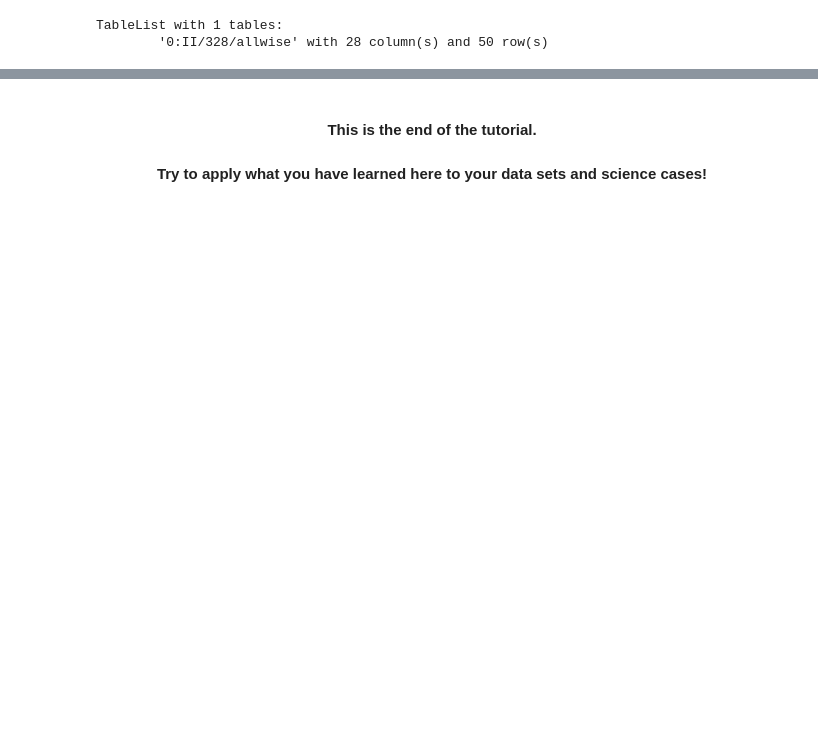
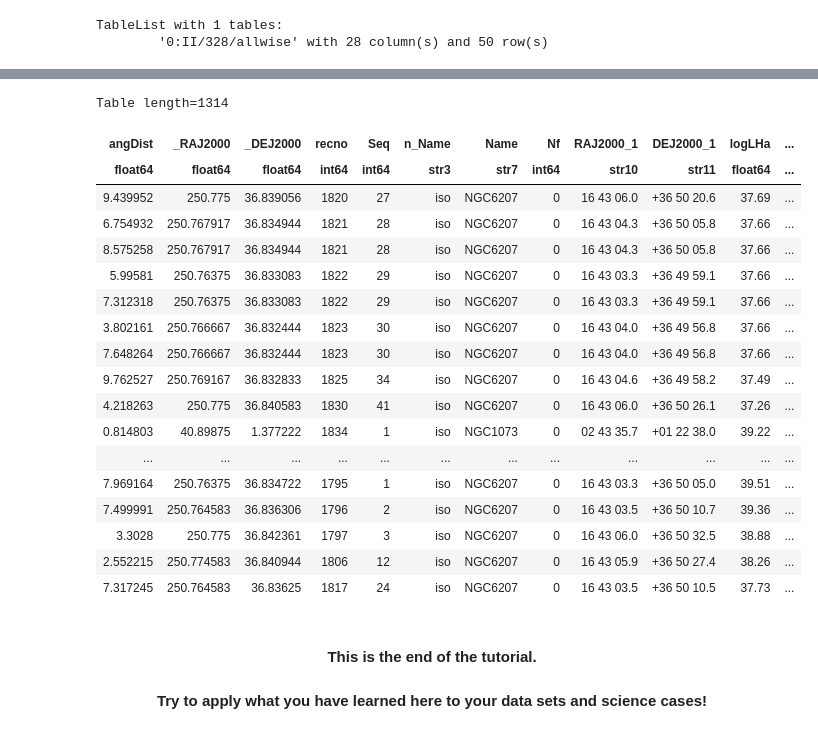
Before and after one commit to cds-astro/tutorials, a Jupyter notebook: Notebooks/1_Intro_to_CDS_services_in_notebooks.ipynb, the cells around one changed output, grey strips where cells are left out. Drawn from its saved outputs; the diff is of its cells as text; code cells hidden in the pictures; blank space fills up the shorter version.

```diff
--- a/Notebooks/1_Intro_to_CDS_services_in_notebooks.ipynb
+++ b/Notebooks/1_Intro_to_CDS_services_in_notebooks.ipynb
@@ -331,5 +337,5 @@ xmatch_zbf_wise = XMatch.query(
     colRA2="RAJ2000",
     colDec2="DEJ2000",
 )
-xmatch_zbf_wise.show_in_notebook()
+xmatch_zbf_wise
 # %% [output]
@@ -337,3 +342,22 @@ xmatch_zbf_wise.show_in_notebook()
+Table length=1314
+| angDist | _RAJ2000 | _DEJ2000 | recno | Seq | n_Name | Name | Nf | RAJ2000_1 | DEJ2000_1 | logLHa | ... |
+| float64 | float64 | float64 | int64 | int64 | str3 | str7 | int64 | str10 | str11 | float64 | ... |
+| 9.439952 | 250.775 | 36.839056 | 1820 | 27 | iso | NGC6207 | 0 | 16 43 06.0 | +36 50 20.6 | 37.69 | ... |
+| 6.754932 | 250.767917 | 36.834944 | 1821 | 28 | iso | NGC6207 | 0 | 16 43 04.3 | +36 50 05.8 | 37.66 | ... |
+| 8.575258 | 250.767917 | 36.834944 | 1821 | 28 | iso | NGC6207 | 0 | 16 43 04.3 | +36 50 05.8 | 37.66 | ... |
+| 5.99581 | 250.76375 | 36.833083 | 1822 | 29 | iso | NGC6207 | 0 | 16 43 03.3 | +36 49 59.1 | 37.66 | ... |
+| 7.312318 | 250.76375 | 36.833083 | 1822 | 29 | iso | NGC6207 | 0 | 16 43 03.3 | +36 49 59.1 | 37.66 | ... |
+| 3.802161 | 250.766667 | 36.832444 | 1823 | 30 | iso | NGC6207 | 0 | 16 43 04.0 | +36 49 56.8 | 37.66 | ... |
+| 7.648264 | 250.766667 | 36.832444 | 1823 | 30 | iso | NGC6207 | 0 | 16 43 04.0 | +36 49 56.8 | 37.66 | ... |
+| 9.762527 | 250.769167 | 36.832833 | 1825 | 34 | iso | NGC6207 | 0 | 16 43 04.6 | +36 49 58.2 | 37.49 | ... |
+| 4.218263 | 250.775 | 36.840583 | 1830 | 41 | iso | NGC6207 | 0 | 16 43 06.0 | +36 50 26.1 | 37.26 | ... |
+| 0.814803 | 40.89875 | 1.377222 | 1834 | 1 | iso | NGC1073 | 0 | 02 43 35.7 | +01 22 38.0 | 39.22 | ... |
+| ... | ... | ... | ... | ... | ... | ... | ... | ... | ... | ... | ... |
+| 7.969164 | 250.76375 | 36.834722 | 1795 | 1 | iso | NGC6207 | 0 | 16 43 03.3 | +36 50 05.0 | 39.51 | ... |
+| 7.499991 | 250.764583 | 36.836306 | 1796 | 2 | iso | NGC6207 | 0 | 16 43 03.5 | +36 50 10.7 | 39.36 | ... |
+| 3.3028 | 250.775 | 36.842361 | 1797 | 3 | iso | NGC6207 | 0 | 16 43 06.0 | +36 50 32.5 | 38.88 | ... |
+| 2.552215 | 250.774583 | 36.840944 | 1806 | 12 | iso | NGC6207 | 0 | 16 43 05.9 | +36 50 27.4 | 38.26 | ... |
+| 7.317245 | 250.764583 | 36.83625 | 1817 | 24 | iso | NGC6207 | 0 | 16 43 03.5 | +36 50 10.5 | 37.73 | ... |
 # %% [markdown]
 <h4 align="center">This is the end of the tutorial.</h4>
 
```
Also changed, not shown: parts of 11 cells of this notebook.
